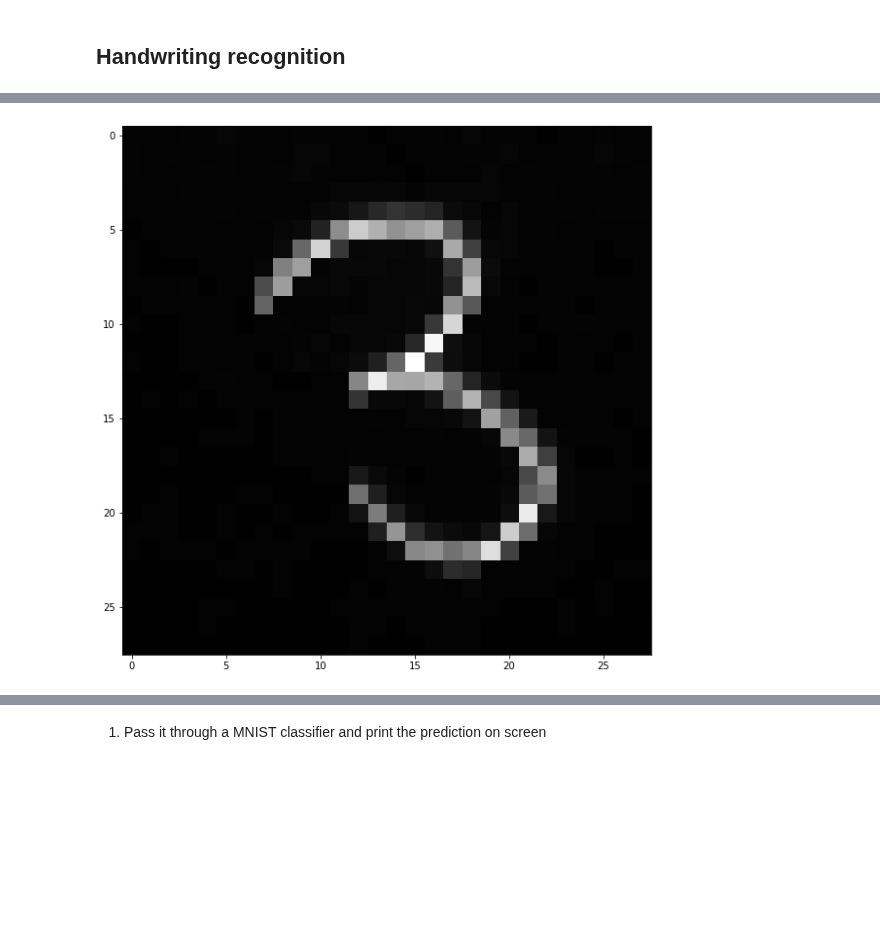
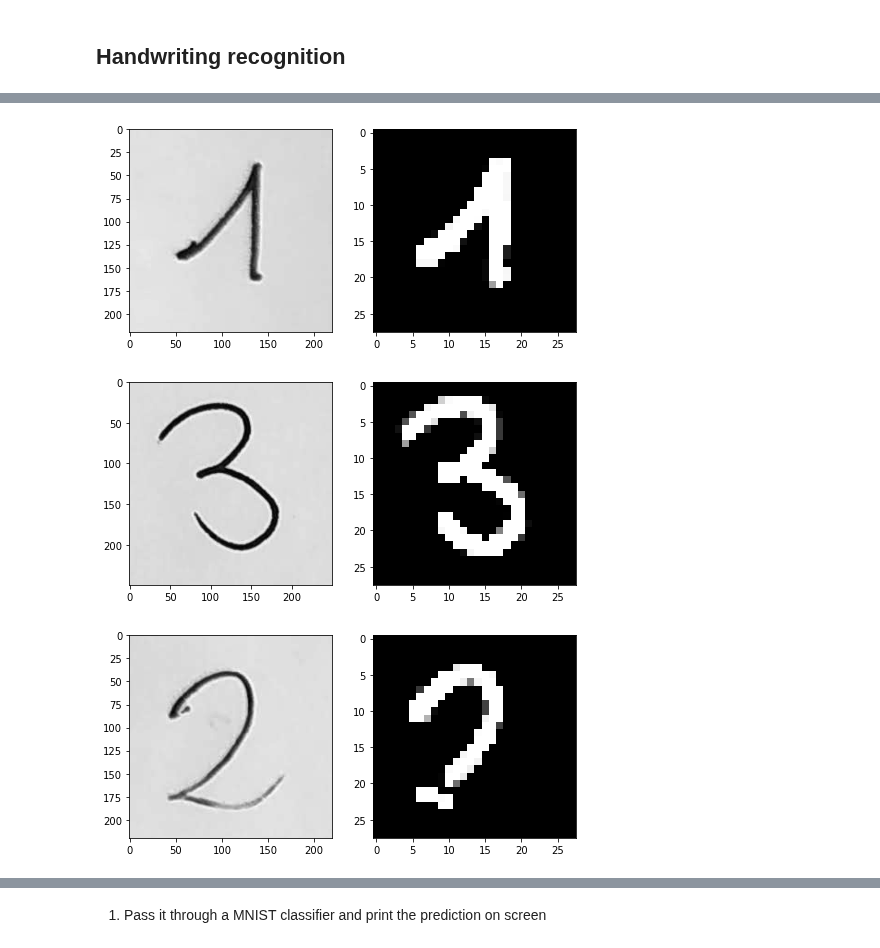
Before and after one commit to alessiorecchia/strive_exe, a Jupyter notebook: M6_Computer_Vision/04. Kernels, callbacks and thresholding/Mini projects.ipynb, the cells around one changed output, grey strips where cells are left out. Cells and saved outputs as stored; diff of their text form; code cells hidden in the pictures; blank space fills up the shorter version.

```diff
--- a/M6_Computer_Vision/04. Kernels, callbacks and thresholding/Mini projects.ipynb
+++ b/M6_Computer_Vision/04. Kernels, callbacks and thresholding/Mini projects.ipynb
@@ -24,8 +22,11 @@ plt.imshow(cv2.cvtColor(orig, cv2.COLOR_BGR2RGB));
 me = orig.copy()
 
 me = cv2.cvtColor(me, cv2.COLOR_BGR2GRAY)
-_, me = cv2.threshold(me, 128, 255, cv2.THRESH_BINARY)
-me = cv2.bitwise_not(cv2.Canny(me, 0.1, 0.1))
+me = cv2.medianBlur(me, 11)
+# (src_gray, ddepth, ksize=kernel_size)
+me = cv2.Canny(me, 1, 1)
+# _, me = cv2.threshold(me, 0, 255, cv2.THRESH_BINARY)
+# me = cv2.bitwise_not(me)
 # %%
 plt.figure(figsize = (15, 10))
 plt.imshow(me, cmap='gray');
@@ -149,9 +126,14 @@ plt.imshow(two);
 # %%
 def to_mnist(img):
-    img = cv2.blur(img, (9, 9))
-    _, img = cv2.threshold(img, 175, 255, cv2.THRESH_TRUNC)
+    img = cv2.blur(img, (11, 11))
+    _, img = cv2.threshold(img, 150, 255, cv2.THRESH_TRUNC)
+    img = cv2.bitwise_not(img)
+    kernel = np.ones((11, 11), np.uint8)
+    # img = cv2.morphologyEx(img, cv2.MORPH_OPEN, kernel, iterations=1)
+    img = cv2.dilate(img, kernel, iterations=1)
+    _, img = cv2.threshold(img, 128, 255, cv2.THRESH_BINARY)
+    # kernel_er = np.ones((7, 7), np.uint8)
+    # img = cv2.erode(img, kernel_er, iterations=1)
     img = cv2.resize(img, (28, 28), interpolation=cv2.INTER_LANCZOS4)
 
-    img = cv2.bitwise_not(img)
-
     return img
@@ -165,7 +140,29 @@ plt.imshow(one_mnist);
-# %%
-three_mnist = to_mnist(three)
-
-plt.figure(figsize = (10,10))
-plt.imshow(three_mnist);
-# %% [output]
-[figure, removed]
+# %%
+def crop(img: np.ndarray, start: tuple, dim: tuple):
+    return img[start[0]:start[0]+dim[0], start[1]:start[1]+dim[1]]
+# %%
+def show_digits(img1, img2):
+    fig, (ax1, ax2) = plt.subplots(1, 2, figsize=(8, 4))
+    ax1.imshow(img1);
+    ax2.imshow(img2);
+# %%
+one = crop(digits, (270, 640), (220, 220))
+one_mnist = to_mnist(one)
+
+show_digits(one, one_mnist)
+# %% [output]
+[figure, added]
+# %%
+three = crop(digits, (270, 1750), (250, 250))
+three_mnist = to_mnist(three)
+
+show_digits(three, three_mnist)
+# %% [output]
+[figure, added]
+# %%
+two = crop(digits, (270, 1200), (220, 220))
+two_mnist = to_mnist(two)
+
+show_digits(two, two_mnist)
+# %% [output]
+[figure, added]
```
Also changed, not shown: parts of 28 cells of this notebook, 2 other files.
